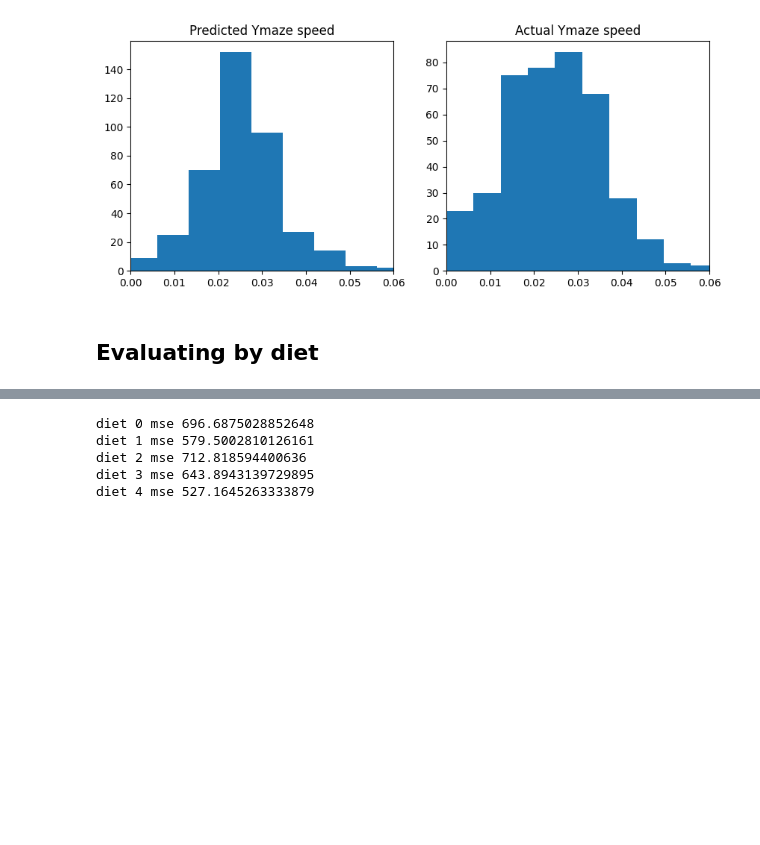
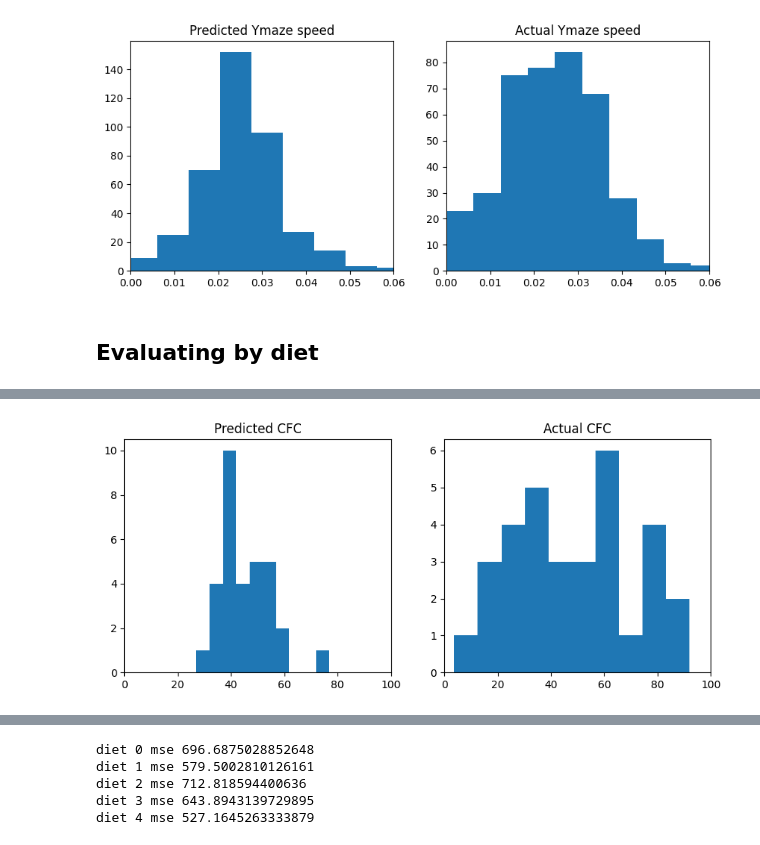
Before and after one commit to draeloslab/mm-vae, a Jupyter notebook: evaluate_mlp_output.ipynb, the cells around one changed output, grey strips where cells are left out. Saved outputs shown, nothing was run; the diff lists cells and outputs as text; code cells hidden in the pictures; blank space fills up the shorter version.

```diff
--- a/evaluate_mlp_output.ipynb
+++ b/evaluate_mlp_output.ipynb
@@ -133,3 +137,13 @@ ymaze_cfc_pred_diet
+# %%
+fig, ax = plt.subplots(1, 2, figsize=(10, 4))
+ax[0].hist(ymaze_cfc_pred_diet['predicted_cfc'])
+ax[0].set_title('Predicted CFC')
+ax[0].set_xbound(0, 100)
+ax[1].hist(ymaze_cfc_pred_diet['true_cfc'])
+ax[1].set_title('Actual CFC')
+ax[1].set_xbound(0, 100)
+# %% [output]
+[figure, added]
 # %%
 fig, axs = plt.subplots(2, 3, figsize=(10, 8))
 fig.suptitle('CFC predictions by diet label')
```
Also changed, not shown: parts of 5 cells of this notebook, 30 other files.
